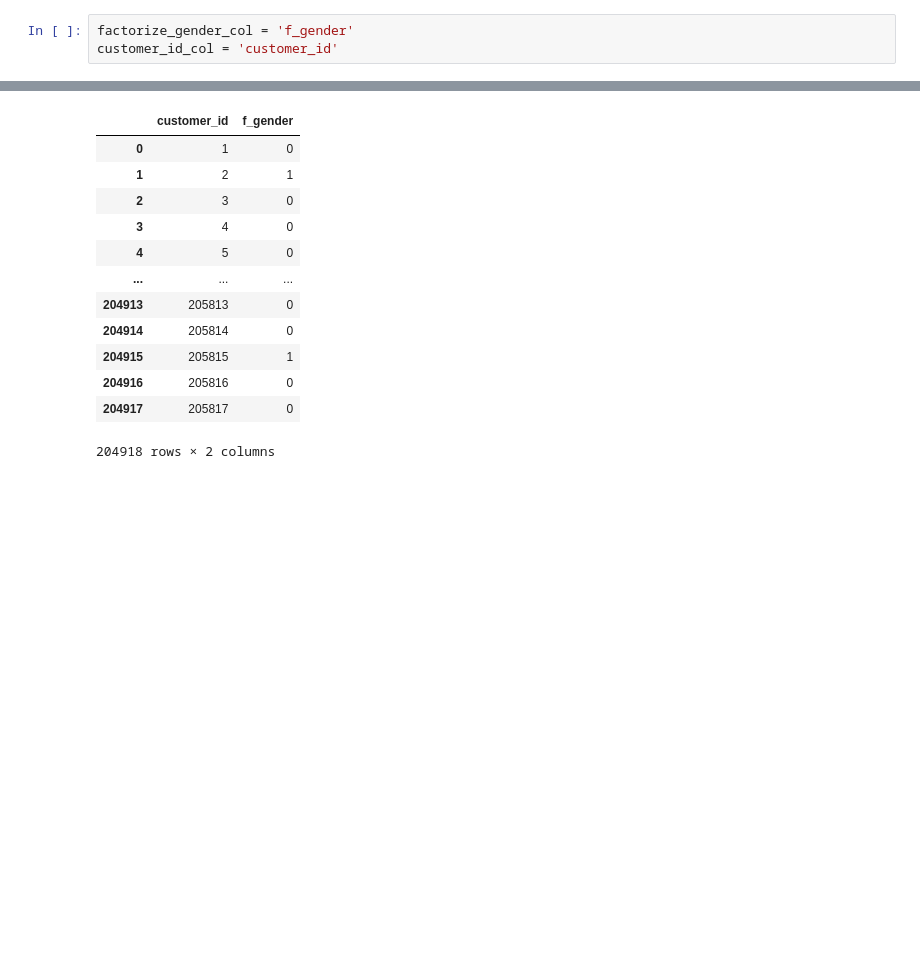
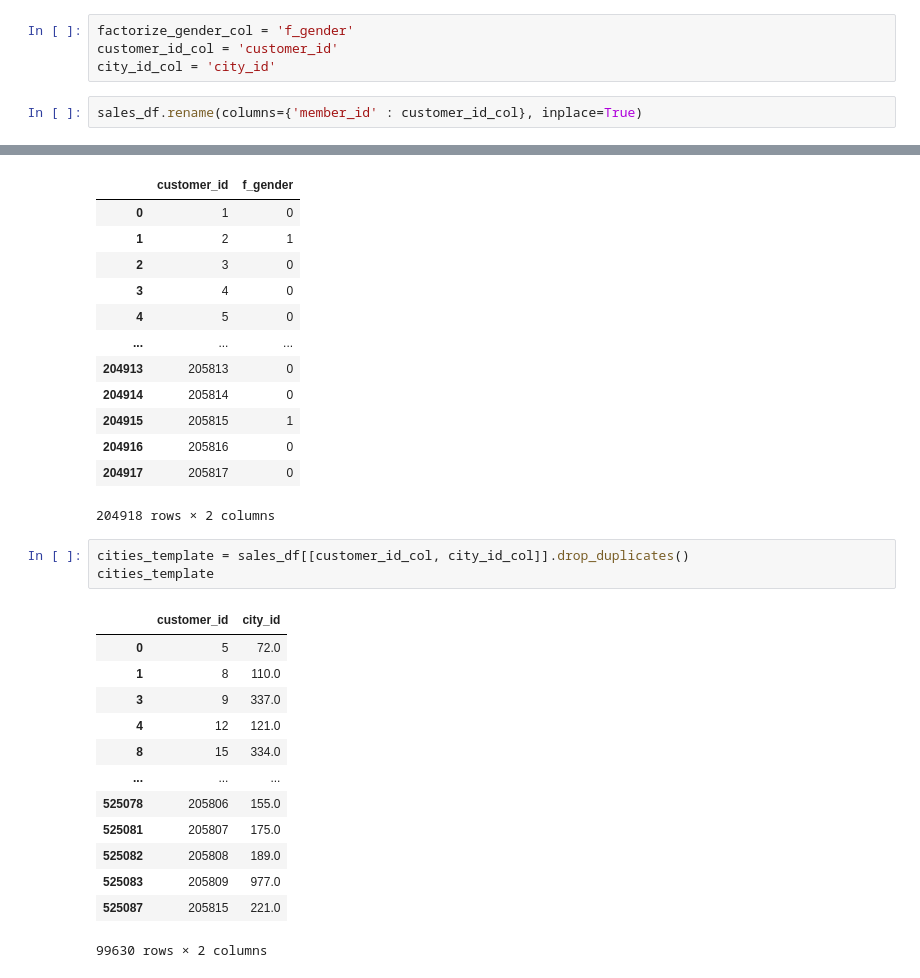
Before and after one commit to PooyaLaryan/BookStoreRecommenderSystem, a Jupyter notebook: GNN Proect/Create_Customer_feature.ipynb, the cells around one changed output, grey strips where cells are left out. Drawn from its saved outputs; the diff is of its cells as text; blank space fills up the shorter version.

```diff
--- a/GNN Proect/Create_Customer_feature.ipynb
+++ b/GNN Proect/Create_Customer_feature.ipynb
@@ -15,3 +15,6 @@ publisher_df = pd.read_csv(publisher_path)
 # %%
 factorize_gender_col = 'f_gender'
 customer_id_col = 'customer_id'
+city_id_col = 'city_id'
+# %%
+sales_df.rename(columns={'member_id' : customer_id_col}, inplace=True)
@@ -49,3 +56,20 @@ customer_feature
 | 204916 | 205816 | 0 |
 | 204917 | 205817 | 0 |
 204918 rows × 2 columns
+# %%
+cities_template = sales_df[[customer_id_col, city_id_col]].drop_duplicates()
+cities_template
+# %% [output]
+|  | customer_id | city_id |
+| 0 | 5 | 72.0 |
+| 1 | 8 | 110.0 |
+| 3 | 9 | 337.0 |
+| 4 | 12 | 121.0 |
+| 8 | 15 | 334.0 |
+| ... | ... | ... |
+| 525078 | 205806 | 155.0 |
+| 525081 | 205807 | 175.0 |
+| 525082 | 205808 | 189.0 |
+| 525083 | 205809 | 977.0 |
+| 525087 | 205815 | 221.0 |
+99630 rows × 2 columns
```
Also changed, not shown: parts of 4 cells of this notebook, 6 other files.
